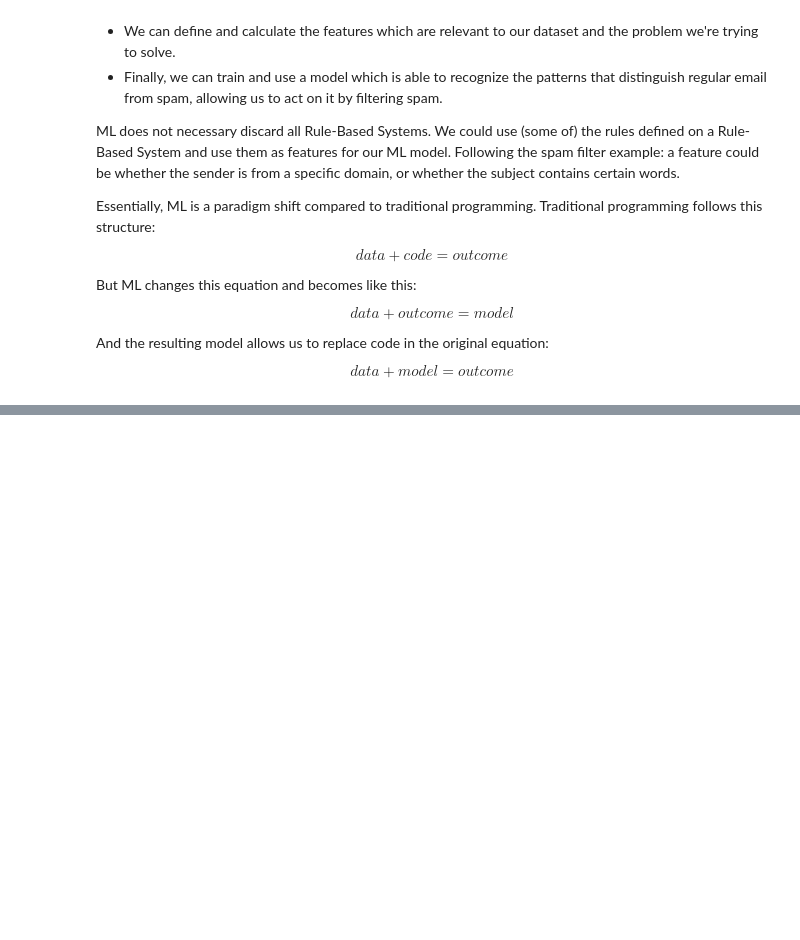
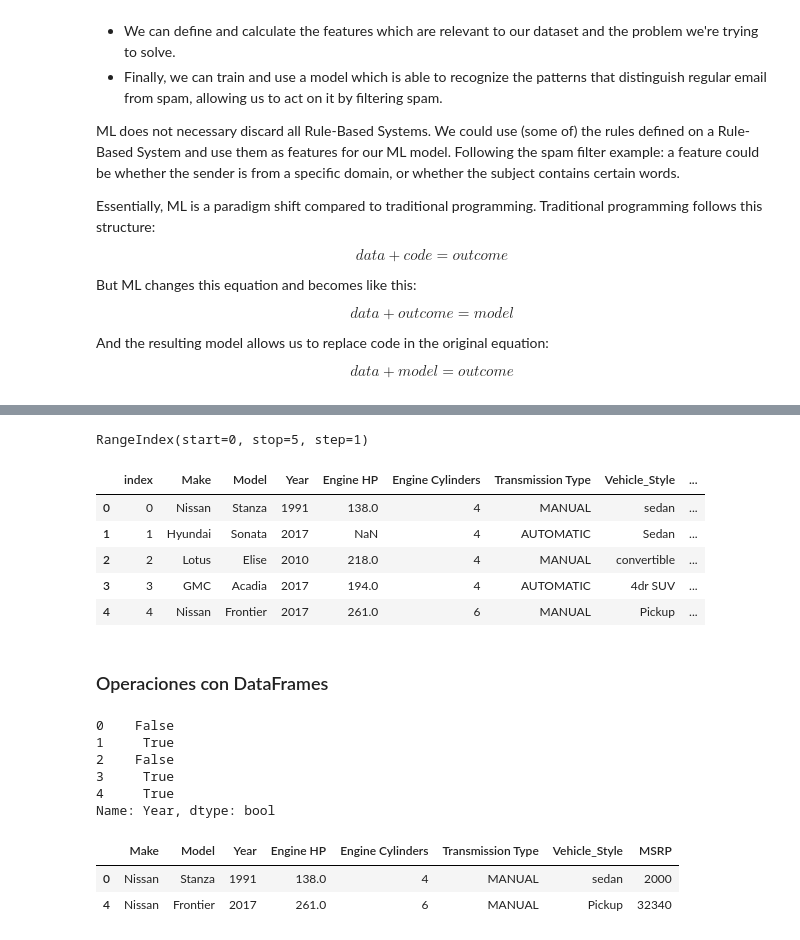
Before and after one commit to isaacmp98/ml-zoomcap, a Jupyter notebook: Mod1.ipynb, the cells around one changed output, grey strips where cells are left out. Saved outputs shown, nothing was run; the diff lists cells and outputs as text; code cells hidden in the pictures; blank space fills up the shorter version.

```diff
--- a/Mod1.ipynb
+++ b/Mod1.ipynb
@@ -119,0 +371,5 @@ print('Hello world')
+# %%
+# Para mirar las primeras filas utilizamos el atributo head
+df = pd.DataFrame(data)
+
+df.head(2)
@@ -119,0 +395,6 @@ print('Hello world')
+# %%
+# Para añadir columnas nuevas lo podemos hacer de la siguiente forma
+df['id'] = [1,2,3,4,5]
+# ... y para eliminarla
+del df['id']
+df
@@ -119,0 +408,44 @@ print('Hello world')
+# %%
+# Atributo que proporciona información acerca de los índices de la tabla (columna más a la izquierda)
+df.index
+# %% [output]
+RangeIndex(start=0, stop=5, step=1)
+# %%
+# Si queremos que nos devuelva la información completa de un índice determinado
+df.loc[1]
+# df.loc[[1,2]] si queremos acceder a más de uno
+# Tenemos que hacer coincidir el index exactamente con lo que pongamos en loc[x] para que nos lo devuelva bien ... mejor utilizar iloc
+# ya que es independiente del tipo de dato utilizado
+df.iloc[1]
+# Si queremos resetear el índice a 0,1,2,3...
+df.reset_index()
+# %% [output]
+|  | index | Make | Model | Year | Engine HP | Engine Cylinders | Transmission Type | Vehicle_Style | ... |
+| 0 | 0 | Nissan | Stanza | 1991 | 138.0 | 4 | MANUAL | sedan | ... |
+| 1 | 1 | Hyundai | Sonata | 2017 | NaN | 4 | AUTOMATIC | Sedan | ... |
+| 2 | 2 | Lotus | Elise | 2010 | 218.0 | 4 | MANUAL | convertible | ... |
+| 3 | 3 | GMC | Acadia | 2017 | 194.0 | 4 | AUTOMATIC | 4dr SUV | ... |
+| 4 | 4 | Nissan | Frontier | 2017 | 261.0 | 6 | MANUAL | Pickup | ... |
+# %% [markdown]
+### Operaciones con DataFrames
+# %%
+# Podemos multiplicar, dividir, hacer comparaciones, etc.. todo una columna por un número
+df['Year'] * 2
+# comparaciones booleanas
+df['Year'] >= 2015
+# %% [output]
+0    False
+1     True
+2    False
+3     True
+4     True
+Name: Year, dtype: bool
+# %%
+## FILTRADO de datos
+df[
+    df['Make'] == 'Nissan'
+]
+# %% [output]
+|  | Make | Model | Year | Engine HP | Engine Cylinders | Transmission Type | Vehicle_Style | MSRP |
+| 0 | Nissan | Stanza | 1991 | 138.0 | 4 | MANUAL | sedan | 2000 |
+| 4 | Nissan | Frontier | 2017 | 261.0 | 6 | MANUAL | Pickup | 32340 |
```
Also changed, not shown: parts of 16 cells of this notebook.
